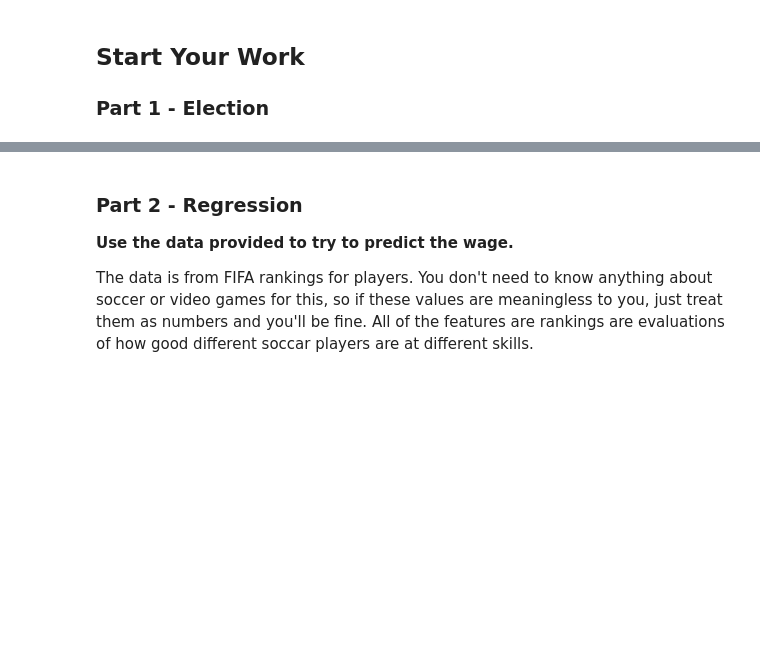
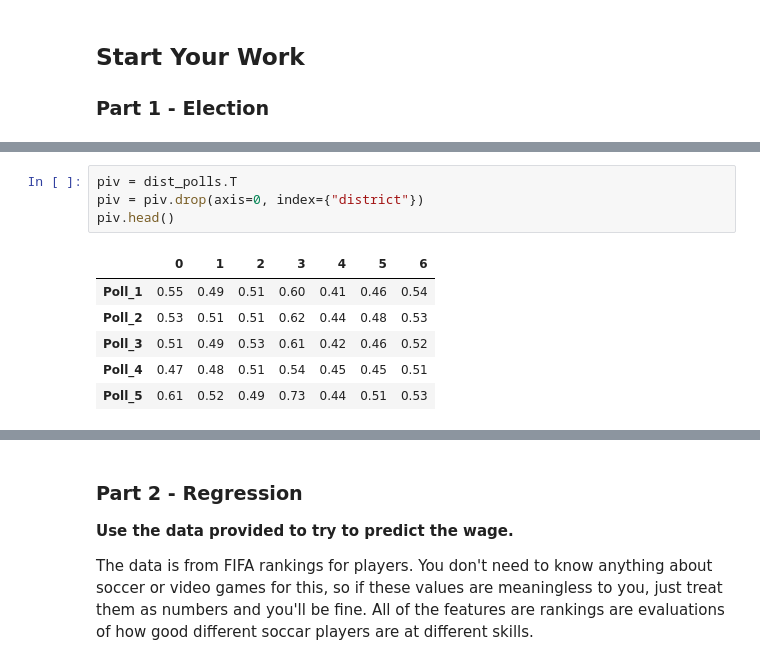
Before and after one commit to shaunmcgregor/DATA3450_Asn_3_Students, a Jupyter notebook: asn_3_1221_start.ipynb, the cells around one changed output, grey strips where cells are left out. Saved outputs shown, nothing was run; the diff lists cells and outputs as text; blank space fills up the shorter version.

```diff
--- a/asn_3_1221_start.ipynb
+++ b/asn_3_1221_start.ipynb
@@ -100,0 +114,11 @@ past_vote_table.head()
+# %%
+piv = dist_polls.T
+piv = piv.drop(axis=0, index={"district"})
+piv.head()
+# %% [output]
+|  | 0 | 1 | 2 | 3 | 4 | 5 | 6 |
+| Poll_1 | 0.55 | 0.49 | 0.51 | 0.60 | 0.41 | 0.46 | 0.54 |
+| Poll_2 | 0.53 | 0.51 | 0.51 | 0.62 | 0.44 | 0.48 | 0.53 |
+| Poll_3 | 0.51 | 0.49 | 0.53 | 0.61 | 0.42 | 0.46 | 0.52 |
+| Poll_4 | 0.47 | 0.48 | 0.51 | 0.54 | 0.45 | 0.45 | 0.51 |
+| Poll_5 | 0.61 | 0.52 | 0.49 | 0.73 | 0.44 | 0.51 | 0.53 |
```
Also changed, not shown: parts of 12 cells of this notebook.
